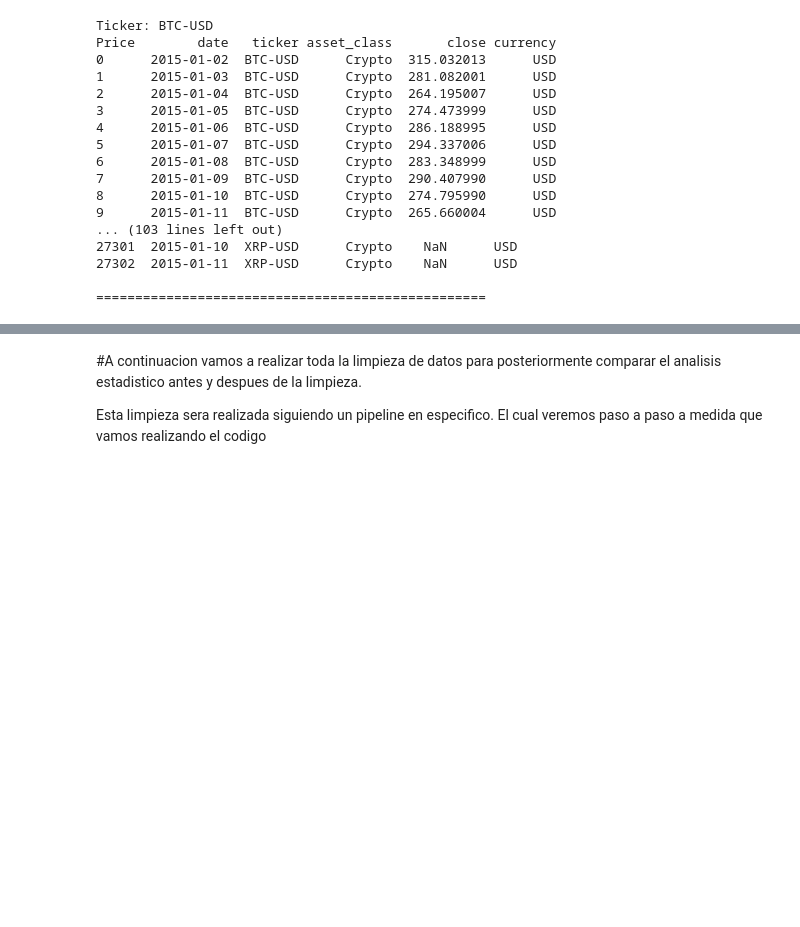
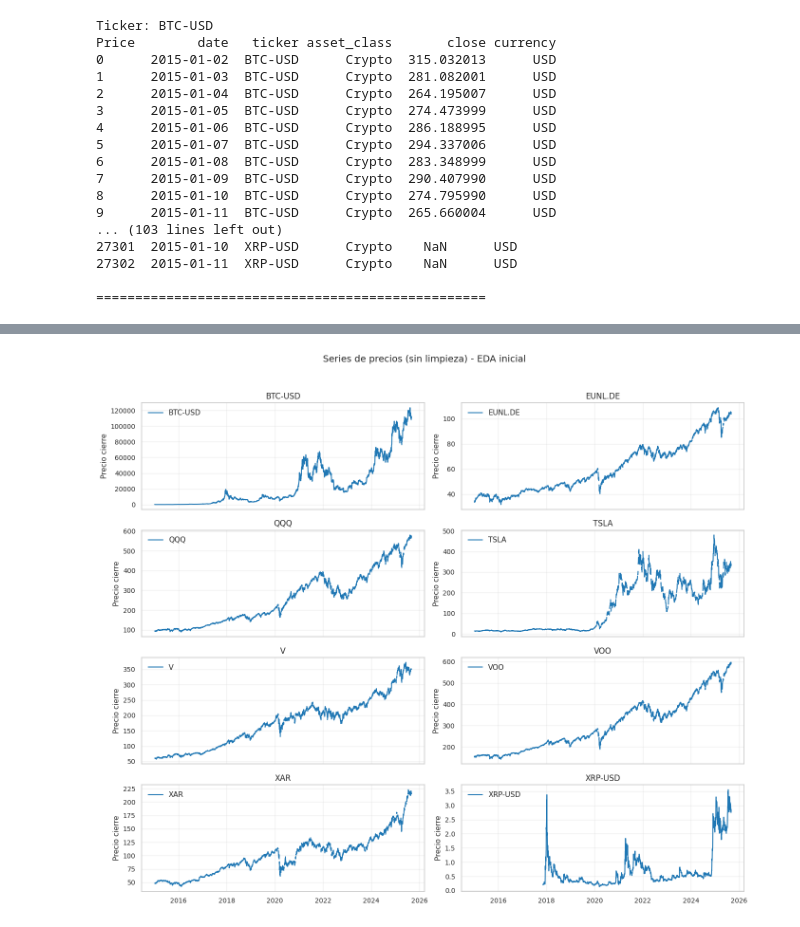
Before and after one commit to DidierAgamez/EduFinance_Simulator, a Jupyter notebook: Proyecto_MR_EDUFinance.ipynb, the cells around one changed output, grey strips where cells are left out. Drawn from its saved outputs; the diff is of its cells as text; code cells hidden in the pictures; blank space fills up the shorter version.

```diff
--- a/Proyecto_MR_EDUFinance.ipynb
+++ b/Proyecto_MR_EDUFinance.ipynb
@@ -454,4 +669,69 @@ plt.show()
-# %% [markdown]
-#A continuacion vamos a realizar toda la limpieza de datos para posteriormente comparar el analisis estadistico antes y despues de la limpieza.
-
-Esta limpieza sera realizada siguiendo un pipeline en especifico. El cual veremos paso a paso a medida que vamos realizando el codigo
+# %%
+def plot_subplots(df: pd.DataFrame):
+    """
+    Genera subplots de series de precios (sin limpieza previa) para cada ticker
+    contenido en un DataFrame en formato tidy.
+
+    Propósito
+    ---------
+    - Visualizar de forma rápida la evolución de precios de cierre ajustados
+      para todos los tickers disponibles en el dataset.
+    - Explorar tendencias, volatilidad y posibles anomalías antes de la fase
+      de limpieza y normalización.
+    - Ofrecer una visión comparativa mediante subplots ordenados en cuadrícula.
+
+    Parámetros
+    ----------
+    df : pd.DataFrame
+        DataFrame en formato tidy con las columnas mínimas:
+        - 'date'   : fecha (datetime.date)
+        - 'ticker' : símbolo del activo
+        - 'close'  : precio de cierre ajustado
+
+    Notas
+    -----
+    - El número de filas en la cuadrícula de subplots se calcula dinámicamente
+      en función del número total de tickers.
+    - Se crean siempre 2 columnas de gráficos para mejor legibilidad.
+    - Si el número de tickers es impar, los ejes sobrantes se eliminan.
+    - Cada subplot incluye título con el ticker, leyenda y grilla ligera.
+    - El gráfico general incluye un título común a todos los subplots.
+
+    Ejemplos
+    --------
+    >>> plot_subplots(market_df)
+    # Devuelve una cuadrícula de gráficos con la serie de precios por ticker.
+    """
+    tickers = df["ticker"].unique()
+    n = len(tickers)
+
+    # Definimos tamaño de figura (filas dinámicas, 2 columnas)
+    ncols = 2
+    nrows = (n + 1) // ncols
+    fig, axes = plt.subplots(nrows=nrows, ncols=ncols,
+                             figsize=(14, 3 * nrows), sharex=True)
+
+    # Aplanamos ejes para iterar fácilmente
+    axes = axes.flatten()
+
+    # Iteramos sobre cada ticker y generamos la serie
+    for i, tk in enumerate(tickers):
+        subset = df[df["ticker"] == tk]
+        axes[i].plot(subset["date"], subset["close"], label=tk, color="tab:blue")
+        axes[i].set_title(f"{tk}", fontsize=12)
+        axes[i].set_ylabel("Precio cierre")
+        axes[i].grid(True, alpha=0.3)
+        axes[i].legend()
+
+    # Quitamos ejes sobrantes si el número de tickers es impar
+    for j in range(i + 1, len(axes)):
+        fig.delaxes(axes[j])
+
+    # Título general y ajuste de espaciado
+    plt.suptitle("Series de precios (sin limpieza) - EDA inicial", fontsize=14)
+    plt.tight_layout(rect=[0, 0, 1, 0.96])
+    plt.show()
+
+plot_subplots(market_df)
+# %% [output]
+[figure, added]
```
Also changed, not shown: parts of 48 cells of this notebook.
